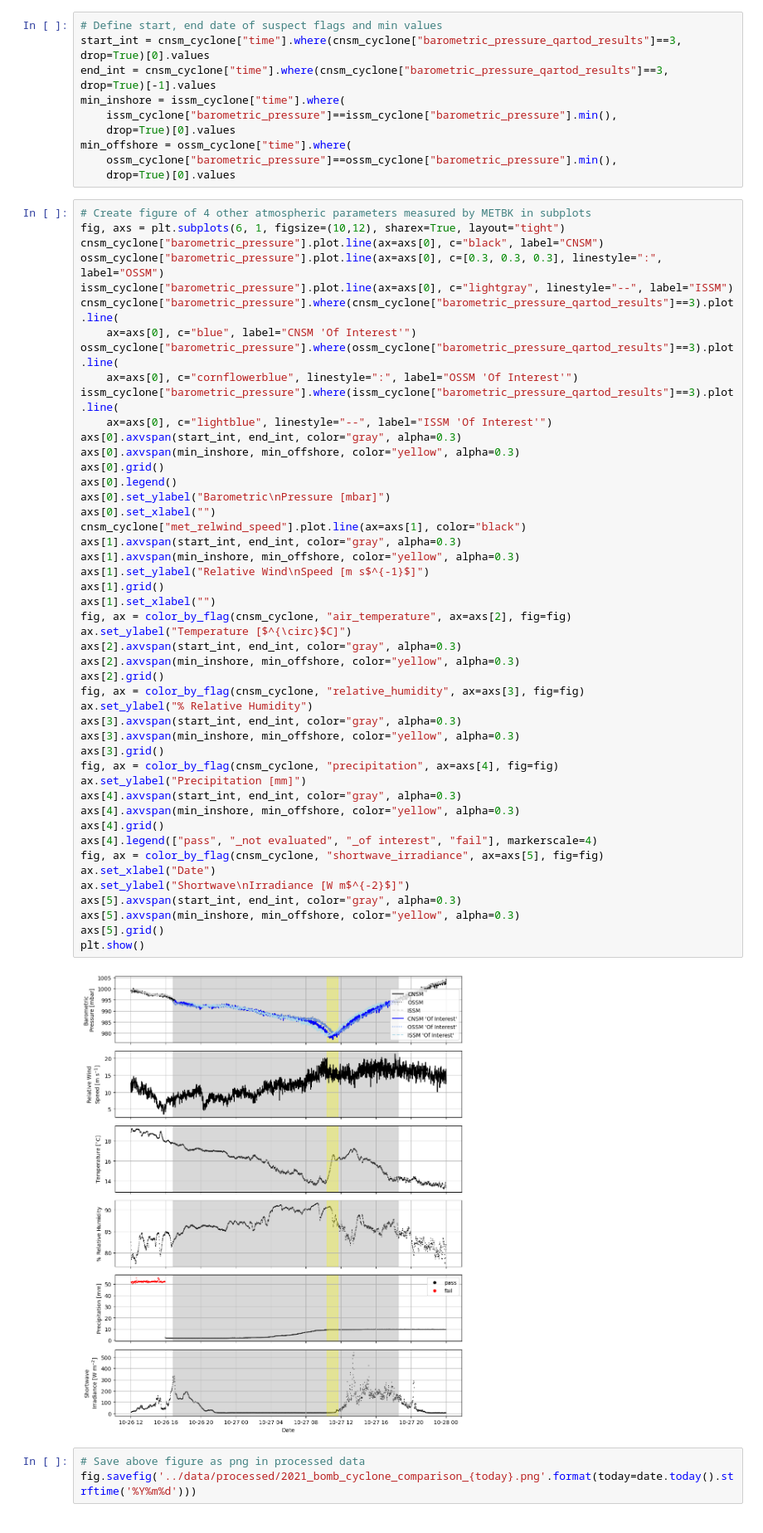
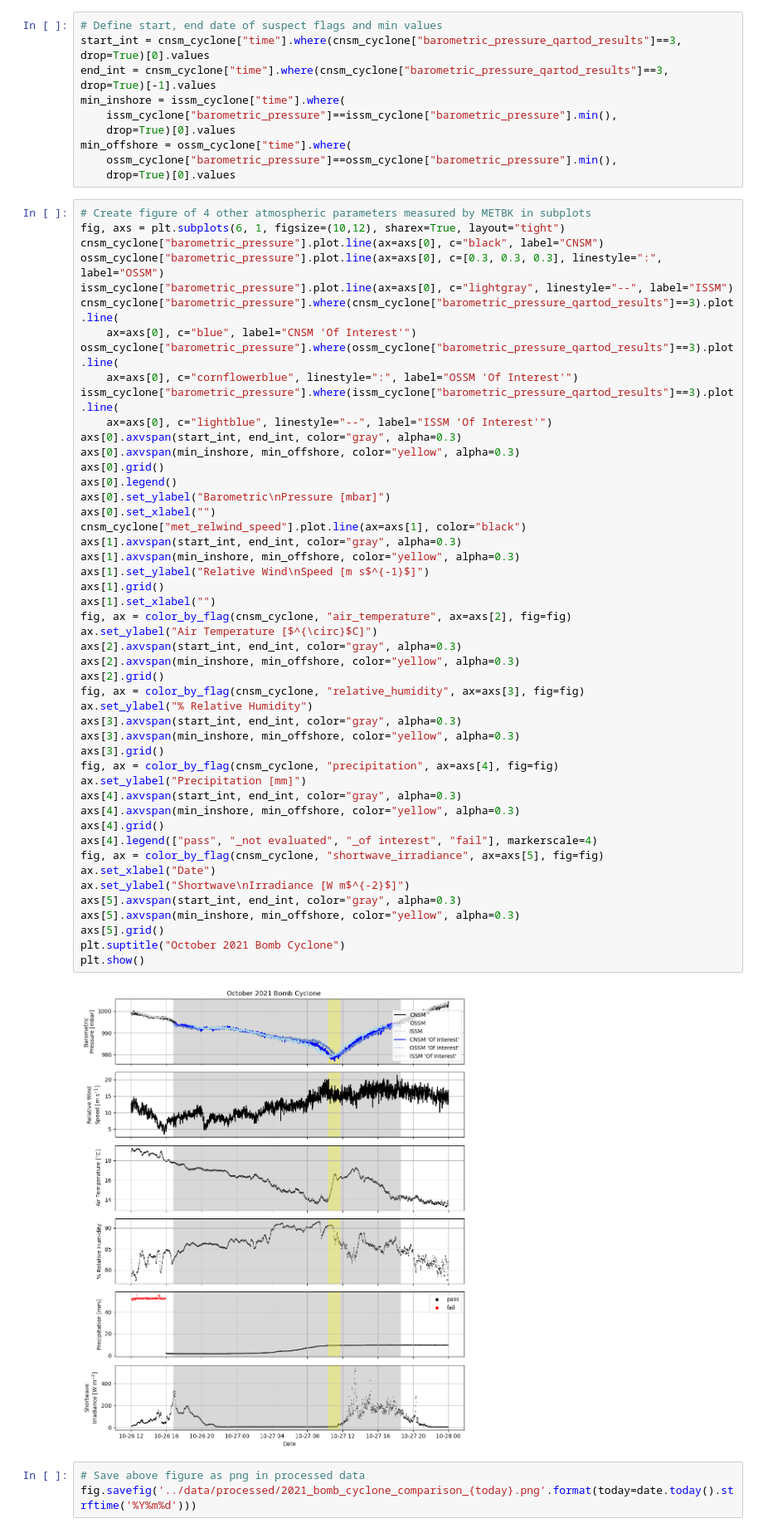
Before and after one commit to cooleyky/pioneer_array_metbk_storms, a Jupyter notebook: notebooks/02-bomb-cyclone-case-study.ipynb, the cells around one changed output. Shown: that part at 83% size. Cells and saved outputs as stored; diff of their text form.

```diff
--- a/notebooks/02-bomb-cyclone-case-study.ipynb
+++ b/notebooks/02-bomb-cyclone-case-study.ipynb
@@ -293,35 +294,36 @@ axs[0].set_ylabel("Barometric\nPressure [mbar]")
 axs[0].set_xlabel("")
 cnsm_cyclone["met_relwind_speed"].plot.line(ax=axs[1], color="black")
 axs[1].axvspan(start_int, end_int, color="gray", alpha=0.3)
 axs[1].axvspan(min_inshore, min_offshore, color="yellow", alpha=0.3)
 axs[1].set_ylabel("Relative Wind\nSpeed [m s$^{-1}$]")
 axs[1].grid()
 axs[1].set_xlabel("")
 fig, ax = color_by_flag(cnsm_cyclone, "air_temperature", ax=axs[2], fig=fig)
-ax.set_ylabel("Temperature [$^{\circ}$C]")
+ax.set_ylabel("Air Temperature [$^{\circ}$C]")
 axs[2].axvspan(start_int, end_int, color="gray", alpha=0.3)
 axs[2].axvspan(min_inshore, min_offshore, color="yellow", alpha=0.3)
 axs[2].grid()
 fig, ax = color_by_flag(cnsm_cyclone, "relative_humidity", ax=axs[3], fig=fig)
 ax.set_ylabel("% Relative Humidity")
 axs[3].axvspan(start_int, end_int, color="gray", alpha=0.3)
 axs[3].axvspan(min_inshore, min_offshore, color="yellow", alpha=0.3)
 axs[3].grid()
 fig, ax = color_by_flag(cnsm_cyclone, "precipitation", ax=axs[4], fig=fig)
 ax.set_ylabel("Precipitation [mm]")
 axs[4].axvspan(start_int, end_int, color="gray", alpha=0.3)
 axs[4].axvspan(min_inshore, min_offshore, color="yellow", alpha=0.3)
 axs[4].grid()
 axs[4].legend(["pass", "_not evaluated", "_of interest", "fail"], markerscale=4)
 fig, ax = color_by_flag(cnsm_cyclone, "shortwave_irradiance", ax=axs[5], fig=fig)
 ax.set_xlabel("Date")
 ax.set_ylabel("Shortwave\nIrradiance [W m$^{-2}$]")
 axs[5].axvspan(start_int, end_int, color="gray", alpha=0.3)
 axs[5].axvspan(min_inshore, min_offshore, color="yellow", alpha=0.3)
 axs[5].grid()
+plt.suptitle("October 2021 Bomb Cyclone")
 plt.show()
 # %% [output]
-[figure, old version]
+[figure, new version]
 # %%
 # Save above figure as png in processed data
 fig.savefig('../data/processed/2021_bomb_cyclone_comparison_{today}.png'.format(today=date.today().strftime('%Y%m%d')))
```
Also changed, not shown: parts of 2 cells of this notebook, 2 other files.
